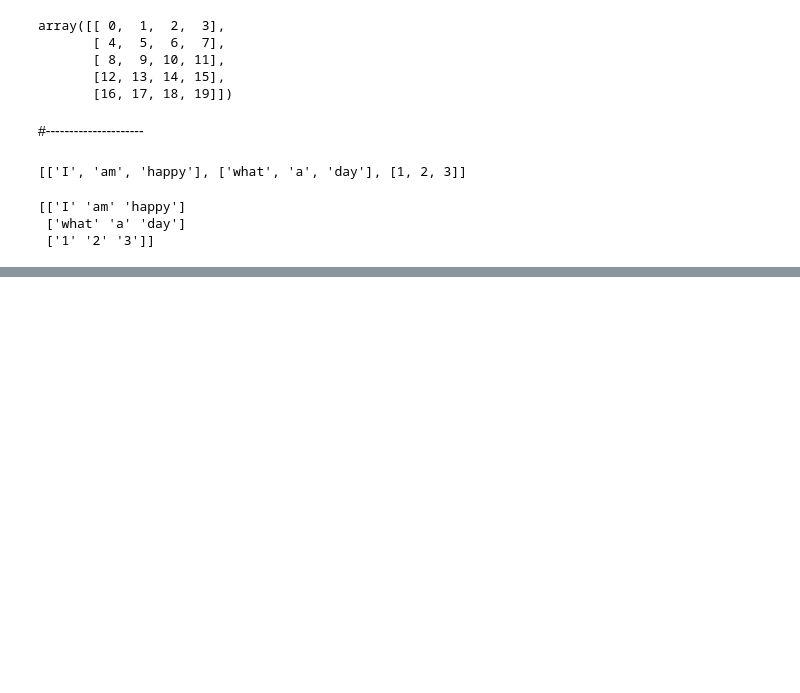
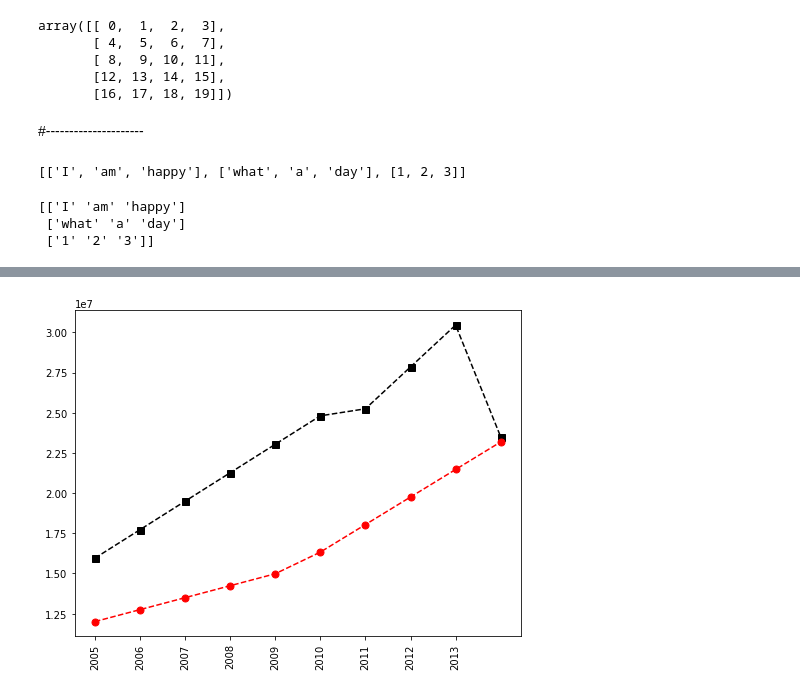
Before and after one commit to meda-cyber/Python_for_Data, a Jupyter notebook: Python for data with A-Z/Dataset of NBA/NBA_Player_Analysis.ipynb, the cells around one changed output, grey strips where cells are left out. Saved outputs shown, nothing was run; the diff lists cells and outputs as text; code cells hidden in the pictures; blank space fills up the shorter version.

```diff
--- a/Python for data with A-Z/Dataset of NBA/NBA_Player_Analysis.ipynb
+++ b/Python for data with A-Z/Dataset of NBA/NBA_Player_Analysis.ipynb
@@ -227,0 +431,8 @@ print(np.array([r1,r2,r3]))
+# %%
+plt.plot(Salary[0], c = "Black", ls= "--",marker = "s",ms = 7,label = Players[0])
+plt.plot(Salary[1], c = "Red", ls= "--",marker = "o",ms = 7,label = Players[1])
+
+plt.xticks(list(range(0,9)),Seasons, rotation = "vertical")
+plt.show()
+# %% [output]
+[figure, added]
```
Also changed, not shown: parts of 42 cells of this notebook.
